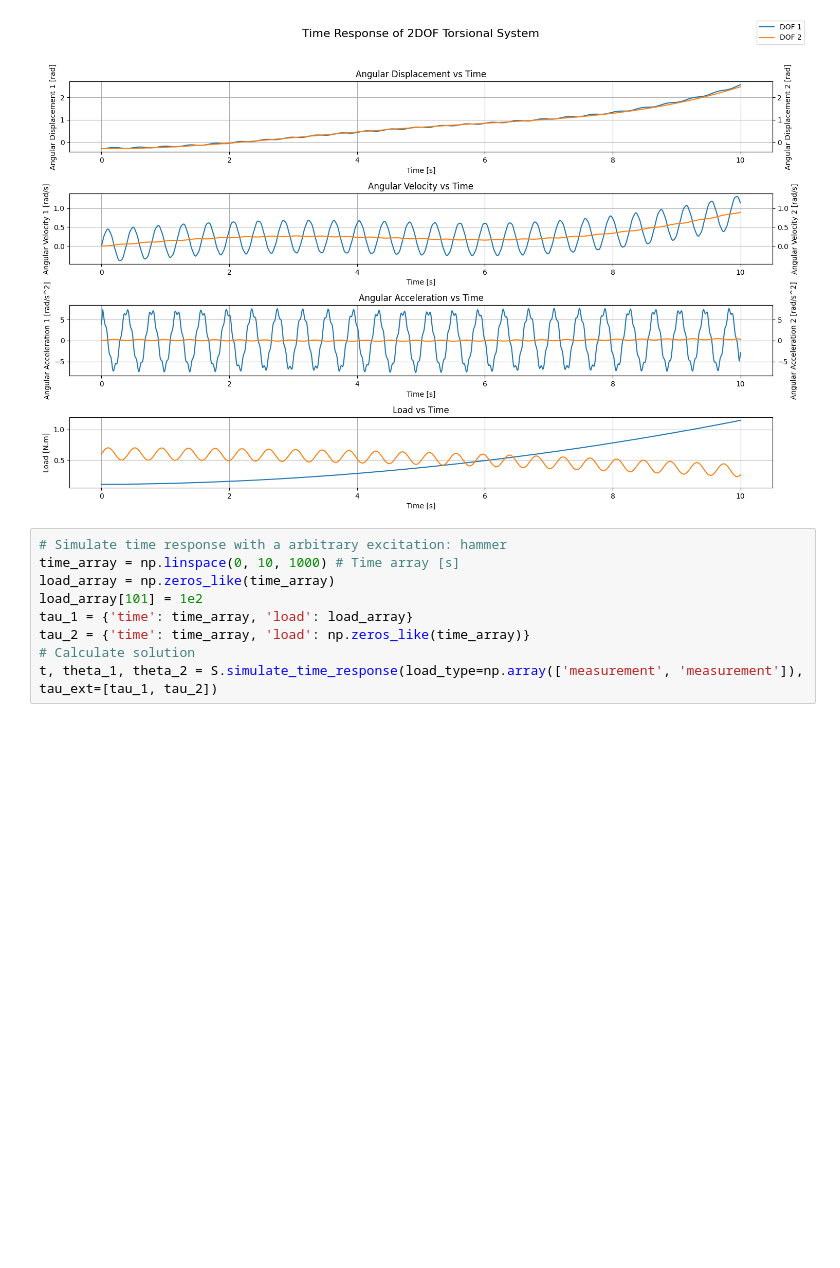
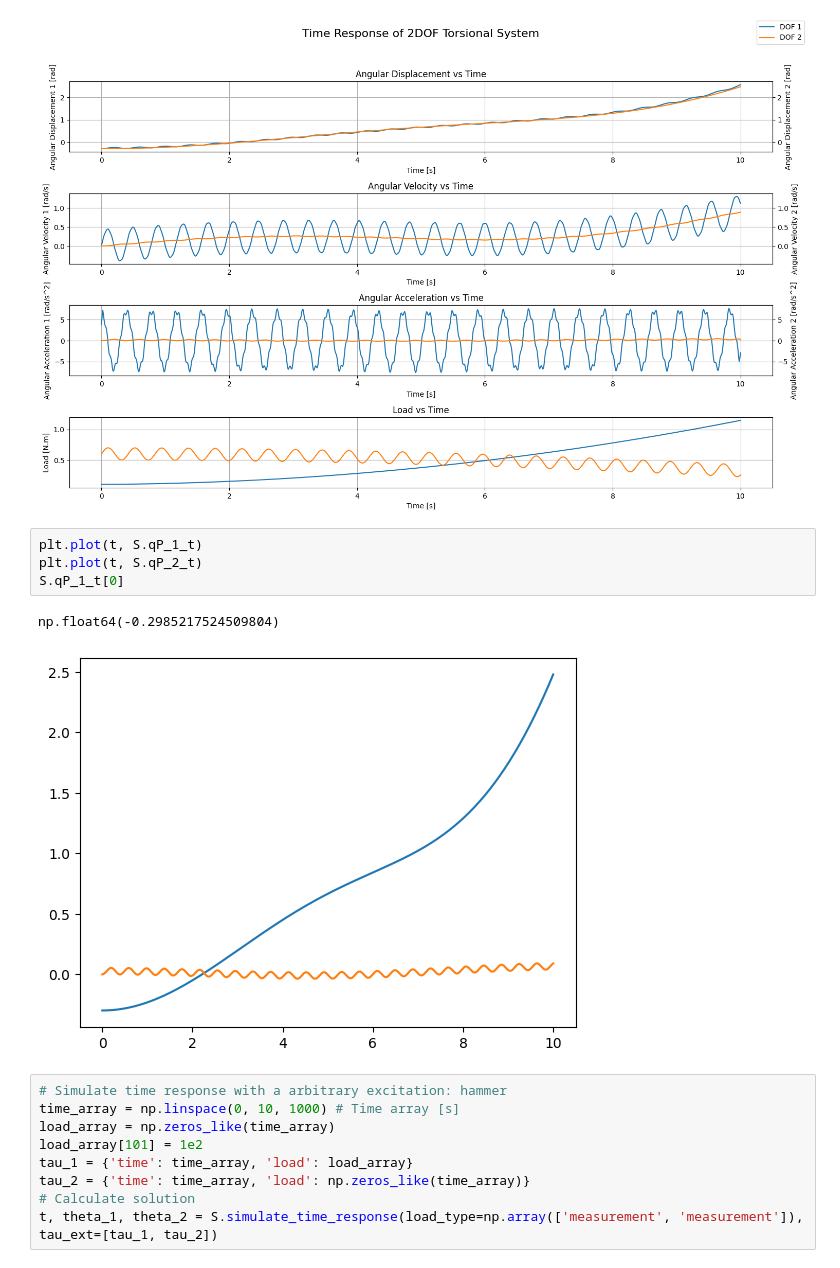
Before and after one commit to Rmhuneineh/my-website, a Jupyter notebook: content/posts/torsional_vibrations_2/01_torVib.ipynb, the cells around one changed output. Saved outputs shown, nothing was run; the diff lists cells and outputs as text; blank space fills up the shorter version.

```diff
--- a/content/posts/torsional_vibrations_2/01_torVib.ipynb
+++ b/content/posts/torsional_vibrations_2/01_torVib.ipynb
@@ -798,6 +809,13 @@ fig.legend()
 plt.tight_layout(rect=[0, 0.03, 1, 0.95])
 # %% [output]
 [figure]
+# %%
+plt.plot(t, S.qP_1_t)
+plt.plot(t, S.qP_2_t)
+S.qP_1_t[0]
+# %% [output]
+np.float64(-0.2985217524509804)
+[figure, added]
 # %%
 # Simulate time response with a arbitrary excitation: hammer
 time_array = np.linspace(0, 10, 1000) # Time array [s]
```
Also changed, not shown: parts of 7 cells of this notebook, 6 other files.
